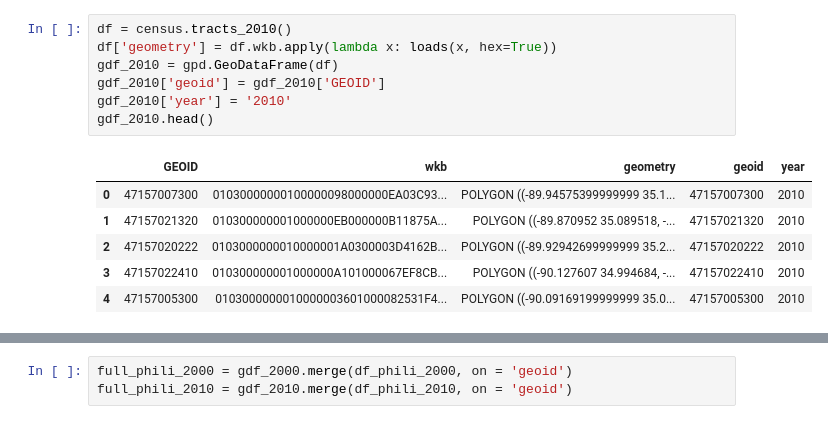
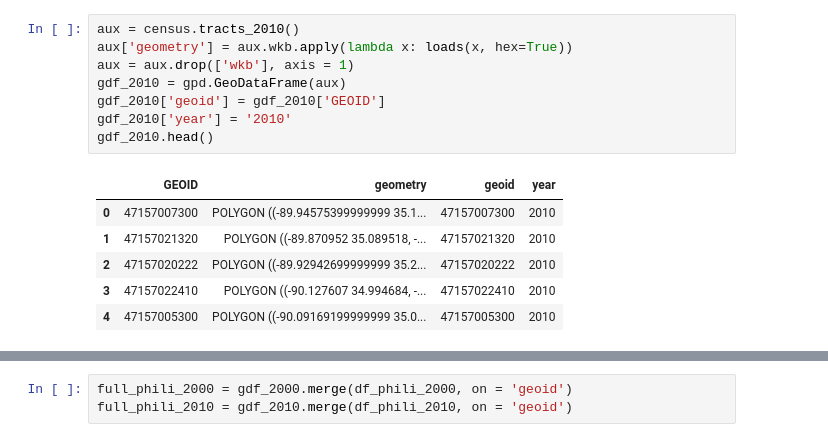
Before and after one commit to pysal/tobler, a Jupyter notebook: examples/harmonizing_community_example.ipynb, the cells around one changed output, grey strips where cells are left out. Drawn from its saved outputs; the diff is of its cells as text.

```diff
--- a/examples/harmonizing_community_example.ipynb
+++ b/examples/harmonizing_community_example.ipynb
@@ -72,14 +92,15 @@ gdf_2000.head()
 # %%
-df = census.tracts_2010()
-df['geometry'] = df.wkb.apply(lambda x: loads(x, hex=True))
-gdf_2010 = gpd.GeoDataFrame(df)
+aux = census.tracts_2010()
+aux['geometry'] = aux.wkb.apply(lambda x: loads(x, hex=True))
+aux = aux.drop(['wkb'], axis = 1)
+gdf_2010 = gpd.GeoDataFrame(aux)
 gdf_2010['geoid'] = gdf_2010['GEOID']
 gdf_2010['year'] = '2010'
 gdf_2010.head()
 # %% [output]
-|  | GEOID | wkb | geometry | geoid | year |
-| 0 | 47157007300 | 01030000000100000098000000EA03C93... | POLYGON ((-89.94575399999999 35.1... | 47157007300 | 2010 |
-| 1 | 47157021320 | 010300000001000000EB000000B11875A... | POLYGON ((-89.870952 35.089518, -... | 47157021320 | 2010 |
-| 2 | 47157020222 | 0103000000010000001A0300003D4162B... | POLYGON ((-89.92942699999999 35.2... | 47157020222 | 2010 |
-| 3 | 47157022410 | 010300000001000000A101000067EF8CB... | POLYGON ((-90.127607 34.994684, -... | 47157022410 | 2010 |
-| 4 | 47157005300 | 0103000000010000003601000082531F4... | POLYGON ((-90.09169199999999 35.0... | 47157005300 | 2010 |
+|  | GEOID | geometry | geoid | year |
+| 0 | 47157007300 | POLYGON ((-89.94575399999999 35.1... | 47157007300 | 2010 |
+| 1 | 47157021320 | POLYGON ((-89.870952 35.089518, -... | 47157021320 | 2010 |
+| 2 | 47157020222 | POLYGON ((-89.92942699999999 35.2... | 47157020222 | 2010 |
+| 3 | 47157022410 | POLYGON ((-90.127607 34.994684, -... | 47157022410 | 2010 |
+| 4 | 47157005300 | POLYGON ((-90.09169199999999 35.0... | 47157005300 | 2010 |
```
Also changed, not shown: parts of 59 cells of this notebook.
